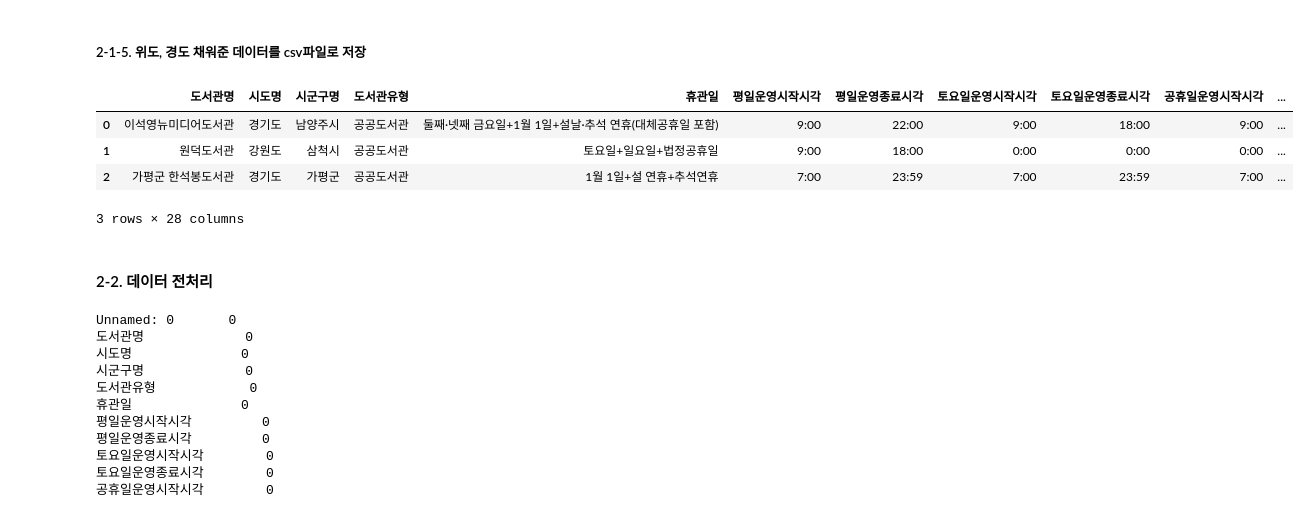
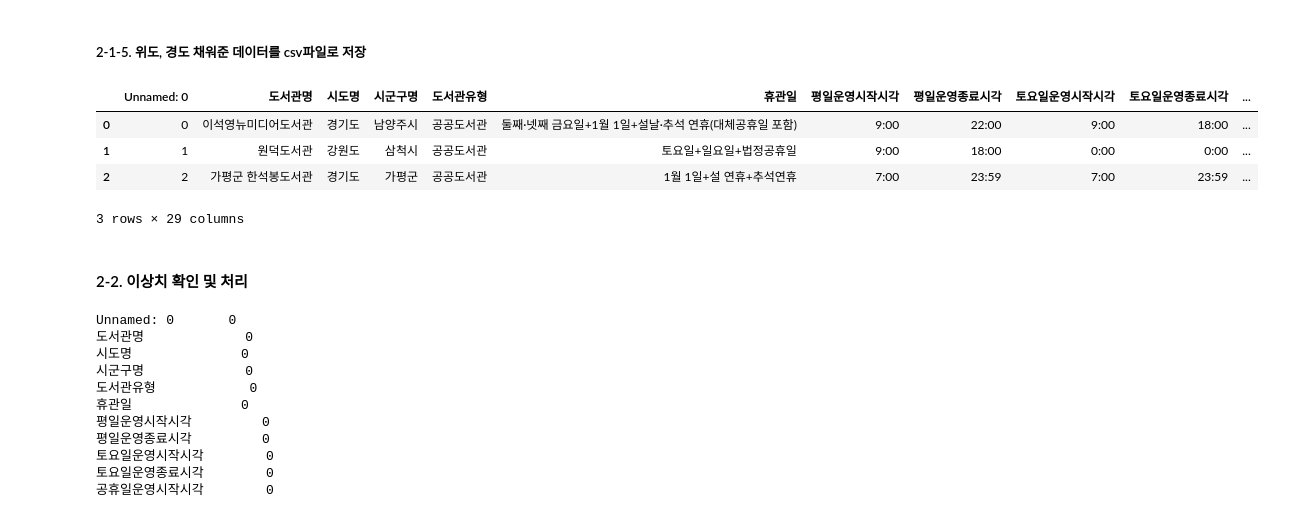
Before and after one commit to dev-hw/SeSAC-live_map, a Jupyter notebook: pro/1_도서관_프로젝트.ipynb, the cells around one changed output. Saved outputs shown, nothing was run; the diff lists cells and outputs as text; code cells hidden in the pictures.

```diff
--- a/pro/1_도서관_프로젝트.ipynb
+++ b/pro/1_도서관_프로젝트.ipynb
@@ -328,15 +336,15 @@ original_data.to_csv('process_data.csv')
 # %%
 # 저장한 엑셀파일이 잘 실행이 되는지 확인
 pro_data = pd.read_csv('process_data.csv')
-original_data.head(3)
+pro_data.head(3)
 # %% [output]
-|  | 도서관명 | 시도명 | 시군구명 | 도서관유형 | 휴관일 | 평일운영시작시각 | 평일운영종료시각 | 토요일운영시작시각 | 토요일운영종료시각 | 공휴일운영시작시각 | ... |
-| 0 | 이석영뉴미디어도서관 | 경기도 | 남양주시 | 공공도서관 | 둘째·넷째 금요일+1월 1일+설날·추석 연휴(대체공휴일 포함) | 9:00 | 22:00 | 9:00 | 18:00 | 9:00 | ... |
-| 1 | 원덕도서관 | 강원도 | 삼척시 | 공공도서관 | 토요일+일요일+법정공휴일 | 9:00 | 18:00 | 0:00 | 0:00 | 0:00 | ... |
-| 2 | 가평군 한석봉도서관 | 경기도 | 가평군 | 공공도서관 | 1월 1일+설 연휴+추석연휴 | 7:00 | 23:59 | 7:00 | 23:59 | 7:00 | ... |
+|  | Unnamed: 0 | 도서관명 | 시도명 | 시군구명 | 도서관유형 | 휴관일 | 평일운영시작시각 | 평일운영종료시각 | 토요일운영시작시각 | 토요일운영종료시각 | ... |
+| 0 | 0 | 이석영뉴미디어도서관 | 경기도 | 남양주시 | 공공도서관 | 둘째·넷째 금요일+1월 1일+설날·추석 연휴(대체공휴일 포함) | 9:00 | 22:00 | 9:00 | 18:00 | ... |
+| 1 | 1 | 원덕도서관 | 강원도 | 삼척시 | 공공도서관 | 토요일+일요일+법정공휴일 | 9:00 | 18:00 | 0:00 | 0:00 | ... |
+| 2 | 2 | 가평군 한석봉도서관 | 경기도 | 가평군 | 공공도서관 | 1월 1일+설 연휴+추석연휴 | 7:00 | 23:59 | 7:00 | 23:59 | ... |
-3 rows × 28 columns
+3 rows × 29 columns
 # %% [markdown]
-#### 2-2. 데이터 전처리
+#### 2-2. 이상치 확인 및 처리
 # %%
 '''
 pro_data : 위도, 경도를 채운 데이터
```
Also changed, not shown: parts of 10 cells of this notebook.
